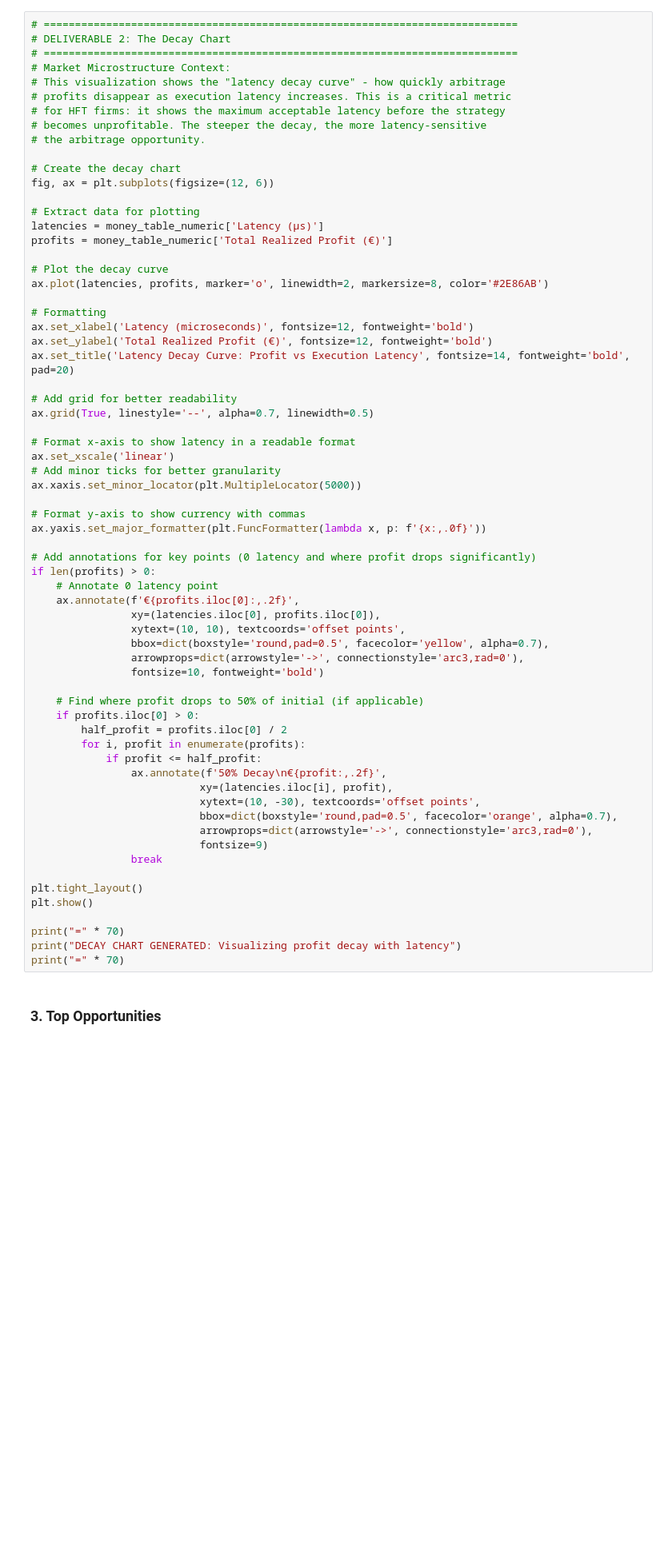
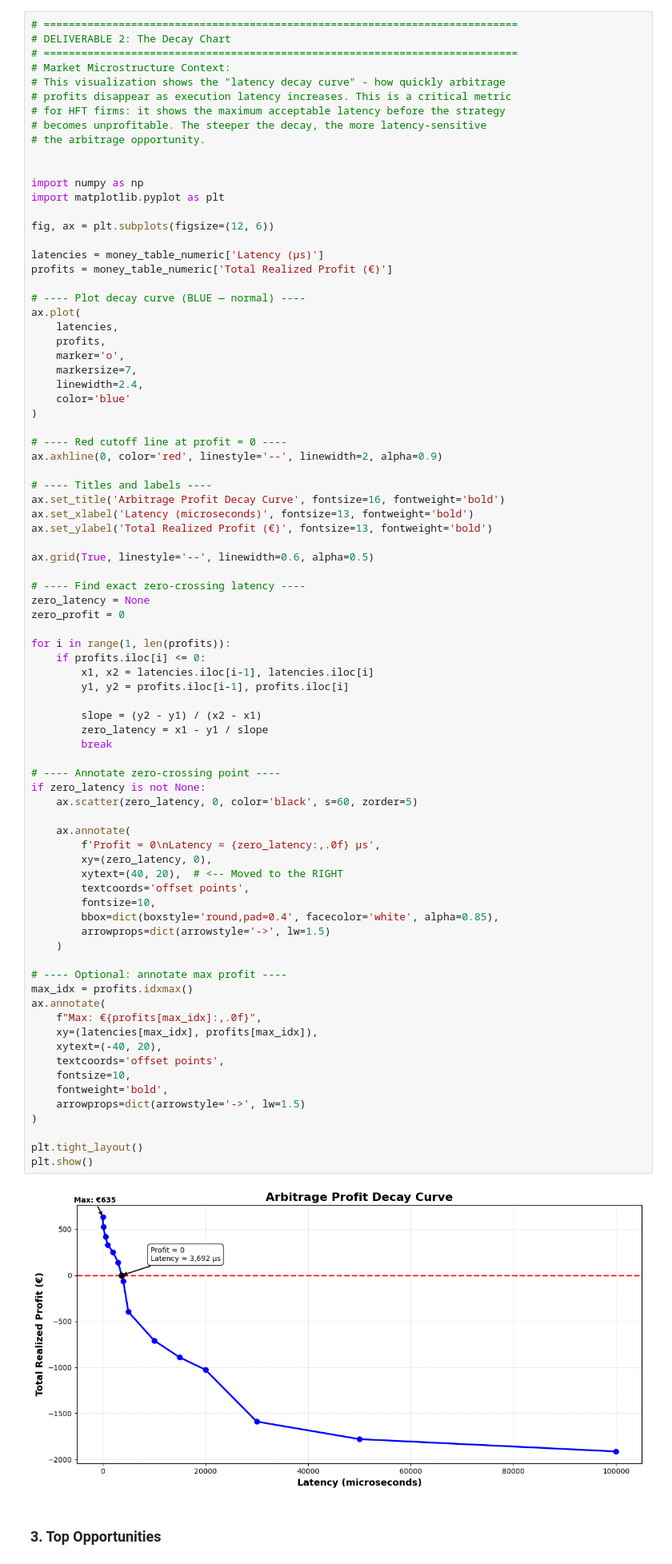
Before and after one commit to ALBERELVIS/Practica_Renta_Variable, a Jupyter notebook: Practica_Renta_Variable0.ipynb, the cells around one changed output. Shown at 80% size. Drawn from its saved outputs; the diff is of its cells as text; blank space fills up the shorter version.

```diff
--- a/Practica_Renta_Variable0.ipynb
+++ b/Practica_Renta_Variable0.ipynb
@@ -2671,69 +3381,86 @@ money_table_numeric = pd.DataFrame(money_table_data)
 # %%
 # ============================================================================
 # DELIVERABLE 2: The Decay Chart
 # ============================================================================
 # Market Microstructure Context:
 # This visualization shows the "latency decay curve" - how quickly arbitrage
 # profits disappear as execution latency increases. This is a critical metric
 # for HFT firms: it shows the maximum acceptable latency before the strategy
 # becomes unprofitable. The steeper the decay, the more latency-sensitive
 # the arbitrage opportunity.
 
-# Create the decay chart
+
+import numpy as np
+import matplotlib.pyplot as plt
+
 fig, ax = plt.subplots(figsize=(12, 6))
 
-# Extract data for plotting
 latencies = money_table_numeric['Latency (µs)']
 profits = money_table_numeric['Total Realized Profit (€)']
 
-# Plot the decay curve
-ax.plot(latencies, profits, marker='o', linewidth=2, markersize=8, color='#2E86AB')
+# ---- Plot decay curve (BLUE — normal) ----
+ax.plot(
+    latencies,
+    profits,
+    marker='o',
+    markersize=7,
+    linewidth=2.4,
+    color='blue'
+)
 
-# Formatting
-ax.set_xlabel('Latency (microseconds)', fontsize=12, fontweight='bold')
-ax.set_ylabel('Total Realized Profit (€)', fontsize=12, fontweight='bold')
-ax.set_title('Latency Decay Curve: Profit vs Execution Latency', fontsize=14, fontweight='bold', pad=20)
+# ---- Red cutoff line at profit = 0 ----
+ax.axhline(0, color='red', linestyle='--', linewidth=2, alpha=0.9)
 
-# Add grid for better readability
-ax.grid(True, linestyle='--', alpha=0.7, linewidth=0.5)
+# ---- Titles and labels ----
+ax.set_title('Arbitrage Profit Decay Curve', fontsize=16, fontweight='bold')
+ax.set_xlabel('Latency (microseconds)', fontsize=13, fontweight='bold')
+ax.set_ylabel('Total Realized Profit (€)', fontsize=13, fontweight='bold')
 
-# Format x-axis to show latency in a readable format
-ax.set_xscale('linear')
-# Add minor ticks for better granularity
-ax.xaxis.set_minor_locator(plt.MultipleLocator(5000))
+ax.grid(True, linestyle='--', linewidth=0.6, alpha=0.5)
 
-# Format y-axis to show currency with commas
-ax.yaxis.set_major_formatter(plt.FuncFormatter(lambda x, p: f'{x:,.0f}'))
+# ---- Find exact zero-crossing latency ----
+zero_latency = None
+zero_profit = 0
 
-# Add annotations for key points (0 latency and where profit drops significantly)
-if len(profits) > 0:
-    # Annotate 0 latency point
-    ax.annotate(f'€{profits.iloc[0]:,.2f}',
-                xy=(latencies.iloc[0], profits.iloc[0]),
-                xytext=(10, 10), textcoords='offset points',
-                bbox=dict(boxstyle='round,pad=0.5', facecolor='yellow', alpha=0.7),
-                arrowprops=dict(arrowstyle='->', connectionstyle='arc3,rad=0'),
-                fontsize=10, fontweight='bold')
+for i in range(1, len(profits)):
+    if profits.iloc[i] <= 0:
+        x1, x2 = latencies.iloc[i-1], latencies.iloc[i]
+        y1, y2 = profits.iloc[i-1], profits.iloc[i]
 
-    # Find where profit drops to 50% of initial (if applicable)
-    if profits.iloc[0] > 0:
-        half_profit = profits.iloc[0] / 2
-        for i, profit in enumerate(profits):
-            if profit <= half_profit:
-                ax.annotate(f'50% Decay\n€{profit:,.2f}',
-                           xy=(latencies.iloc[i], profit),
-                           xytext=(10, -30), textcoords='offset points',
-                           bbox=dict(boxstyle='round,pad=0.5', facecolor='orange', alpha=0.7),
-                           arrowprops=dict(arrowstyle='->', connectionstyle='arc3,rad=0'),
-                           fontsize=9)
-                break
+        slope = (y2 - y1) / (x2 - x1)
+        zero_latency = x1 - y1 / slope
+        break
+
+# ---- Annotate zero-crossing point ----
+if zero_latency is not None:
+    ax.scatter(zero_latency, 0, color='black', s=60, zorder=5)
+
+    ax.annotate(
+        f'Profit = 0\nLatency ≈ {zero_latency:,.0f} μs',
+        xy=(zero_latency, 0),
+        xytext=(40, 20),  # <-- Moved to the RIGHT
+        textcoords='offset points',
+        fontsize=10,
+        bbox=dict(boxstyle='round,pad=0.4', facecolor='white', alpha=0.85),
+        arrowprops=dict(arrowstyle='->', lw=1.5)
+    )
+
+# ---- Optional: annotate max profit ----
+max_idx = profits.idxmax()
+ax.annotate(
+    f"Max: €{profits[max_idx]:,.0f}",
+    xy=(latencies[max_idx], profits[max_idx]),
+    xytext=(-40, 20),
+    textcoords='offset points',
+    fontsize=10,
+    fontweight='bold',
+    arrowprops=dict(arrowstyle='->', lw=1.5)
+)
 
 plt.tight_layout()
 plt.show()
-
-print("=" * 70)
-print("DECAY CHART GENERATED: Visualizing profit decay with latency")
-print("=" * 70)
+# %% [output]
+[figure, added]
 # %% [markdown]
 ### 3. Top Opportunities
 # %%
```
Also changed, not shown: parts of 21 cells of this notebook.
